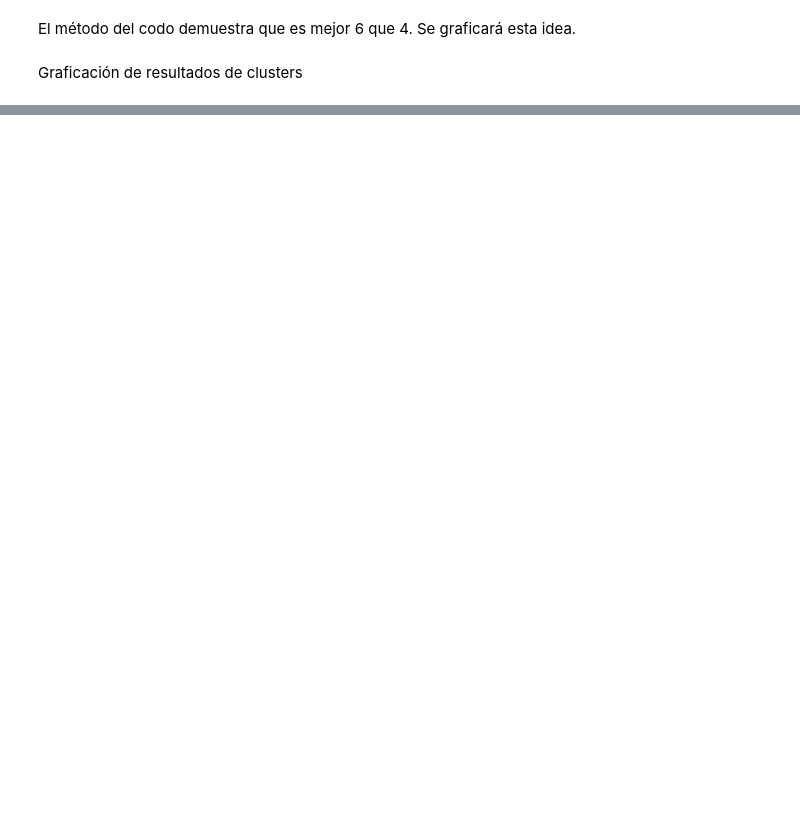
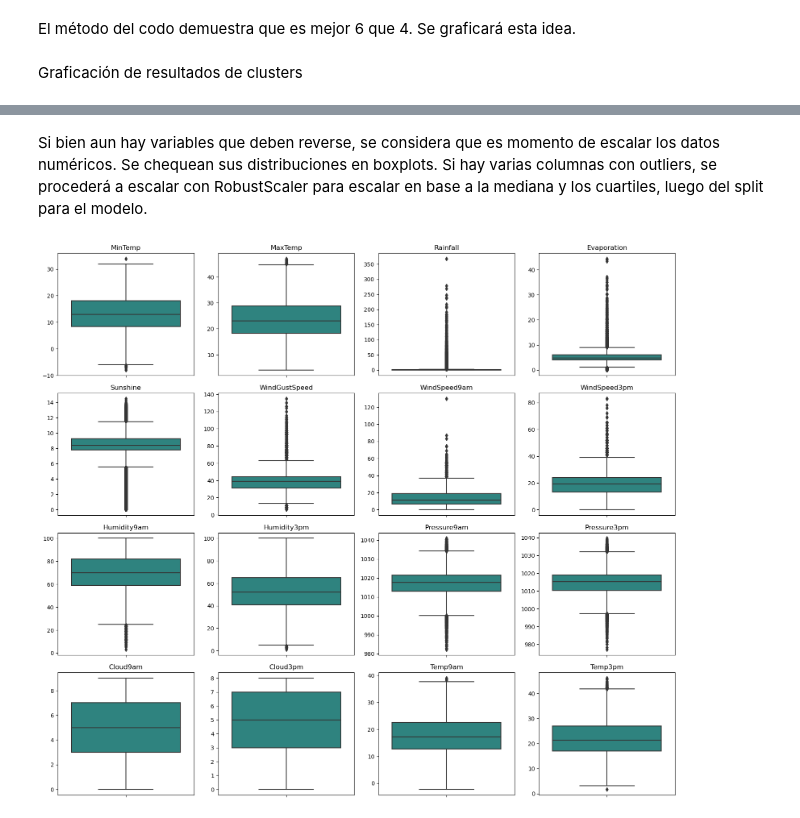
Before and after one commit to CaroRuiz92/AA1-TUIA-Ruiz-Quispe, a Jupyter notebook: TP-clasificacion-AA1.ipynb, the cells around one changed output, grey strips where cells are left out. Cells and saved outputs as stored; diff of their text form; code cells hidden in the pictures; blank space fills up the shorter version.

```diff
--- a/TP-clasificacion-AA1.ipynb
+++ b/TP-clasificacion-AA1.ipynb
@@ -308,0 +342,37 @@ plt.show()
+# %%
+data_aus = data_aus.drop(columns=['Location', 'countrycode', 'latitude', 'longitude'])
+# %%
+data_aus['month'] = data_aus['Date'].dt.month
+estaciones = {
+    12: 'Verano', 1: 'Verano', 2: 'Verano',
+    3: 'Otoño', 4: 'Otoño', 5: 'Otoño',
+    6: 'Invierno', 7: 'Invierno', 8: 'Invierno',
+    9: 'Primavera', 10: 'Primavera', 11: 'Primavera'
+}
+# %%
+data_aus['season'] = data_aus['month'].map(estaciones)
+# %%
+data_aus =  data_aus.drop(columns=['month', 'Date'])
+# %% [markdown]
+Si bien aun hay variables que deben reverse, se considera que es momento de escalar los datos numéricos. Se chequean sus distribuciones en boxplots. Si hay varias columnas con outliers, se procederá a escalar con RobustScaler para escalar en base a la mediana y los cuartiles, luego del split para el modelo.
+# %%
+col_num_data_aus = [
+    'MinTemp', 'MaxTemp', 'Rainfall', 'Evaporation',
+    'Sunshine', 'WindGustSpeed', 'WindSpeed9am', 'WindSpeed3pm',
+    'Humidity9am', 'Humidity3pm', 'Pressure9am', 'Pressure3pm',
+    'Cloud9am', 'Cloud3pm', 'Temp9am', 'Temp3pm'
+]
+
+fig, axes = plt.subplots(nrows=4, ncols=4, figsize=(16, 14))
+axes = axes.flatten()
+
+for i, col in enumerate(col_num_data_aus):
+    sns.boxplot(y=data_aus[col], ax=axes[i], palette='viridis')
+    axes[i].set_title(col)
+    axes[i].set_xlabel('')
+    axes[i].set_ylabel('')
+
+plt.tight_layout()
+plt.show()
+# %% [output]
+[figure, added]
```
Also changed, not shown: parts of 22 cells of this notebook.
